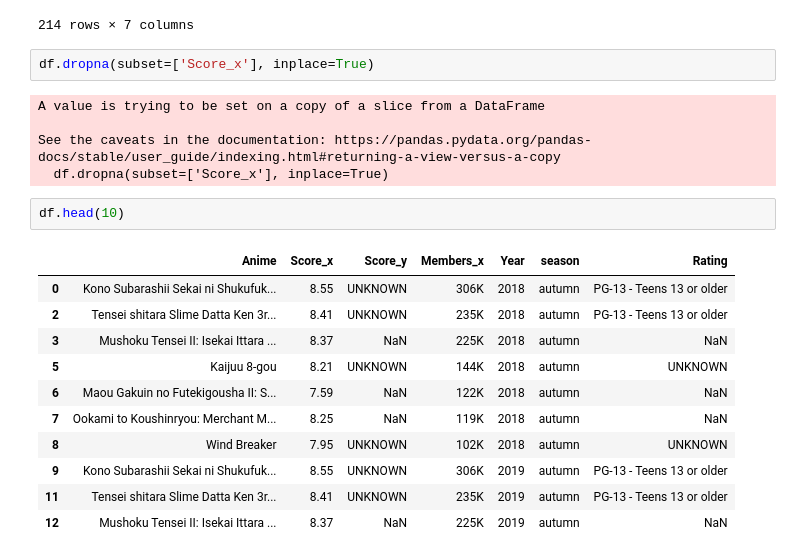
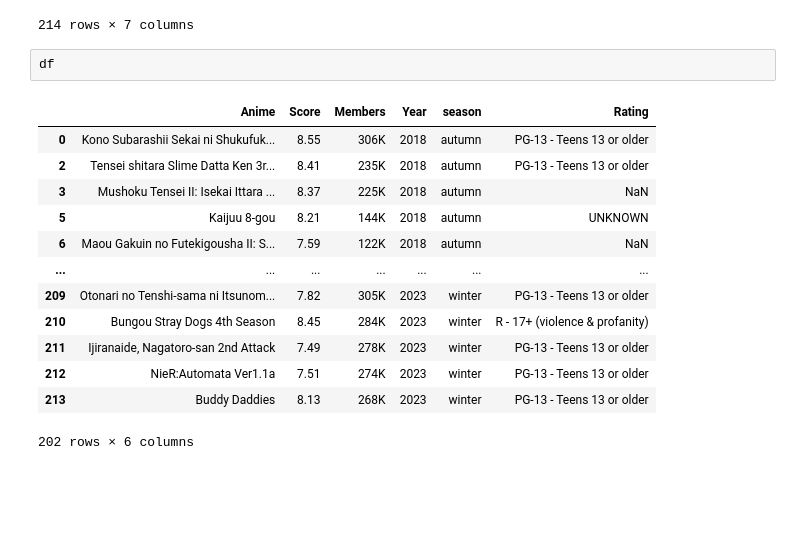
Before and after one commit to icorreald/promog-modulo4-sprint1-pairprogramming-maria_crespo-isabel_correal, a Jupyter notebook: isa_trabajo.ipynb, the cells around one changed output. Saved outputs shown, nothing was run; the diff lists cells and outputs as text; blank space fills up the shorter version.

Commit message:
update data

```diff
--- a/isa_trabajo.ipynb
+++ b/isa_trabajo.ipynb
@@ -512,24 +512,19 @@ df
 | 212 | NieR:Automata Ver1.1a | 7.51 | 7.41 | 274K | 2023 | winter | PG-13 - Teens 13 or older |
 | 213 | Buddy Daddies | 8.13 | 8.17 | 268K | 2023 | winter | PG-13 - Teens 13 or older |
 214 rows × 7 columns
-# %%
-df.dropna(subset=['Score_x'], inplace=True)
-# %% [output]
-A value is trying to be set on a copy of a slice from a DataFrame
-
-See the caveats in the documentation: https://pandas.pydata.org/pandas-docs/stable/user_guide/indexing.html#returning-a-view-versus-a-copy
-  df.dropna(subset=['Score_x'], inplace=True)
 # %%
-df.head(10)
+df
 # %% [output]
-|  | Anime | Score_x | Score_y | Members_x | Year | season | Rating |
-| 0 | Kono Subarashii Sekai ni Shukufuk... | 8.55 | UNKNOWN | 306K | 2018 | autumn | PG-13 - Teens 13 or older |
-| 2 | Tensei shitara Slime Datta Ken 3r... | 8.41 | UNKNOWN | 235K | 2018 | autumn | PG-13 - Teens 13 or older |
-| 3 | Mushoku Tensei II: Isekai Ittara ... | 8.37 | NaN | 225K | 2018 | autumn | NaN |
-| 5 | Kaijuu 8-gou | 8.21 | UNKNOWN | 144K | 2018 | autumn | UNKNOWN |
-| 6 | Maou Gakuin no Futekigousha II: S... | 7.59 | NaN | 122K | 2018 | autumn | NaN |
-| 7 | Ookami to Koushinryou: Merchant M... | 8.25 | NaN | 119K | 2018 | autumn | NaN |
-| 8 | Wind Breaker | 7.95 | UNKNOWN | 102K | 2018 | autumn | UNKNOWN |
-| 9 | Kono Subarashii Sekai ni Shukufuk... | 8.55 | UNKNOWN | 306K | 2019 | autumn | PG-13 - Teens 13 or older |
-| 11 | Tensei shitara Slime Datta Ken 3r... | 8.41 | UNKNOWN | 235K | 2019 | autumn | PG-13 - Teens 13 or older |
-| 12 | Mushoku Tensei II: Isekai Ittara ... | 8.37 | NaN | 225K | 2019 | autumn | NaN |
+|  | Anime | Score | Members | Year | season | Rating |
+| 0 | Kono Subarashii Sekai ni Shukufuk... | 8.55 | 306K | 2018 | autumn | PG-13 - Teens 13 or older |
+| 2 | Tensei shitara Slime Datta Ken 3r... | 8.41 | 235K | 2018 | autumn | PG-13 - Teens 13 or older |
+| 3 | Mushoku Tensei II: Isekai Ittara ... | 8.37 | 225K | 2018 | autumn | NaN |
+| 5 | Kaijuu 8-gou | 8.21 | 144K | 2018 | autumn | UNKNOWN |
+| 6 | Maou Gakuin no Futekigousha II: S... | 7.59 | 122K | 2018 | autumn | NaN |
+| ... | ... | ... | ... | ... | ... | ... |
+| 209 | Otonari no Tenshi-sama ni Itsunom... | 7.82 | 305K | 2023 | winter | PG-13 - Teens 13 or older |
+| 210 | Bungou Stray Dogs 4th Season | 8.45 | 284K | 2023 | winter | R - 17+ (violence & profanity) |
+| 211 | Ijiranaide, Nagatoro-san 2nd Attack | 7.49 | 278K | 2023 | winter | PG-13 - Teens 13 or older |
+| 212 | NieR:Automata Ver1.1a | 7.51 | 274K | 2023 | winter | PG-13 - Teens 13 or older |
+| 213 | Buddy Daddies | 8.13 | 268K | 2023 | winter | PG-13 - Teens 13 or older |
+202 rows × 6 columns
```
